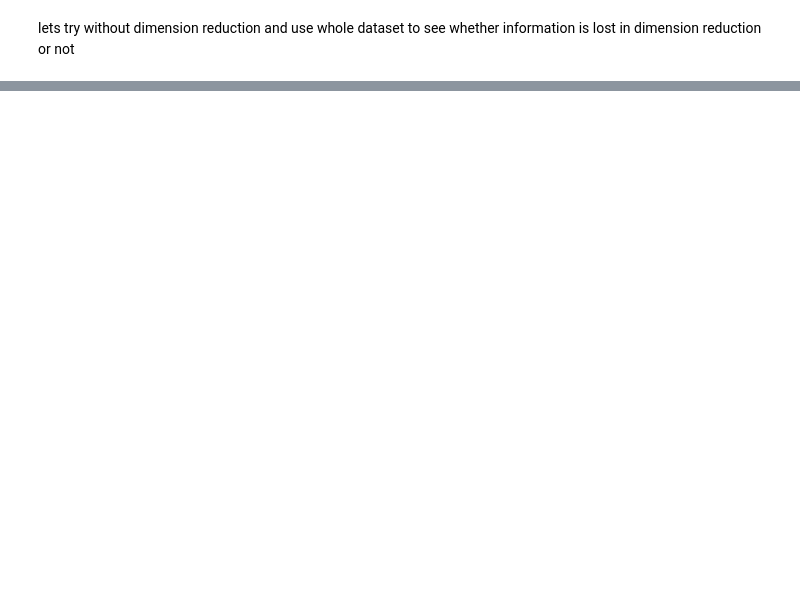
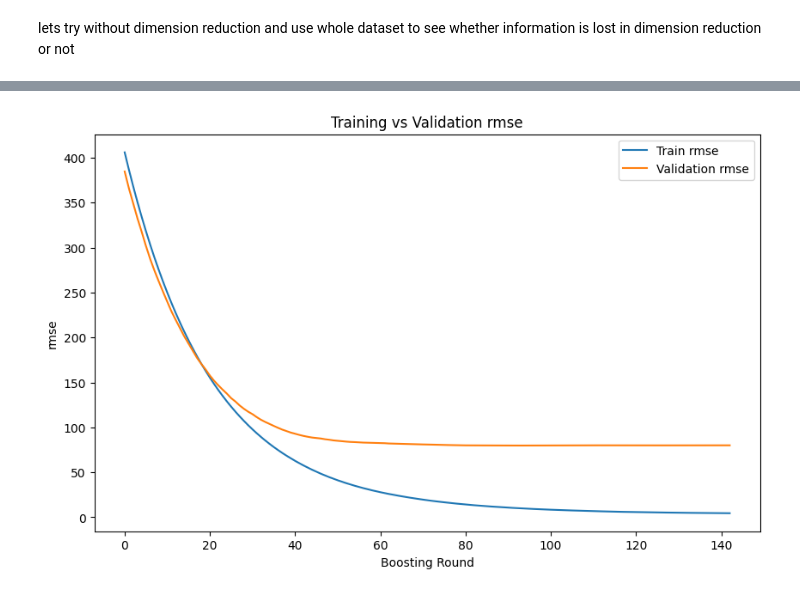
Before and after one commit to MertKir-R/energy_consumption_prediction, a Jupyter notebook: notebooks/world_energy_consumption.ipynb, the cells around one changed output, grey strips where cells are left out. Saved outputs shown, nothing was run; the diff lists cells and outputs as text; code cells hidden in the pictures; blank space fills up the shorter version.

```diff
--- a/notebooks/world_energy_consumption.ipynb
+++ b/notebooks/world_energy_consumption.ipynb
@@ -1132,0 +1163,16 @@ Name: count, dtype: int64
+# %%
+data_train_lag_avg_encoded = pd.get_dummies(data_train_lag_avg, columns=['country'], drop_first=True)
+data_val_lag_avg_encoded = pd.get_dummies(data_val_lag_avg, columns=['country'], drop_first=True)
+data_test_lag_avg_encoded = pd.get_dummies(data_test_lag_avg, columns=['country'], drop_first=True)
+
+X_train = data_train_lag_avg_encoded.copy()
+X_val = data_val_lag_avg_encoded.copy()
+X_test = data_test_lag_avg_encoded.copy()
+
+y_train = X_train['oil_consumption']
+y_val = X_val['oil_consumption']
+y_test = X_test['oil_consumption']
+
+X_train.drop('oil_consumption', axis = 1, inplace = True)
+X_val.drop('oil_consumption', axis = 1, inplace = True)
+X_test.drop('oil_consumption', axis = 1, inplace = True)
@@ -1132,0 +1189,18 @@ Name: count, dtype: int64
+# %%
+reg_xgb = xgb.XGBRegressor(objective="reg:squarederror",
+                            n_estimators = 500,
+                            learning_rate = 0.05,
+                            max_depth = 6,
+                            gamma = 0.5, # this is pruning the tree. Sets a threshold for how much a split must improve the model to be allowed. Node will be pruned if gain from the split is smaller than gamma and this will also avoid overfitting
+                            reg_lambda = 1.5, # this is for reducing the output value, the model will converge slowly but steadily and overfitting will be reduced
+                            seed = 42,
+                            early_stopping_rounds = 50,
+                            eval_metric=["rmse"])
+
+
+reg_xgb.fit(X_train, y_train,
+            verbose = True,
+            eval_set = [(X_train, y_train), (X_val, y_val)],
+            )
+
+evals_result = reg_xgb.evals_result()
@@ -1132,0 +1225,4 @@ Name: count, dtype: int64
+# %%
+plot_history(evals_result, metric = 'rmse')
+# %% [output]
+[figure, added]
```
Also changed, not shown: parts of 50 cells of this notebook.
